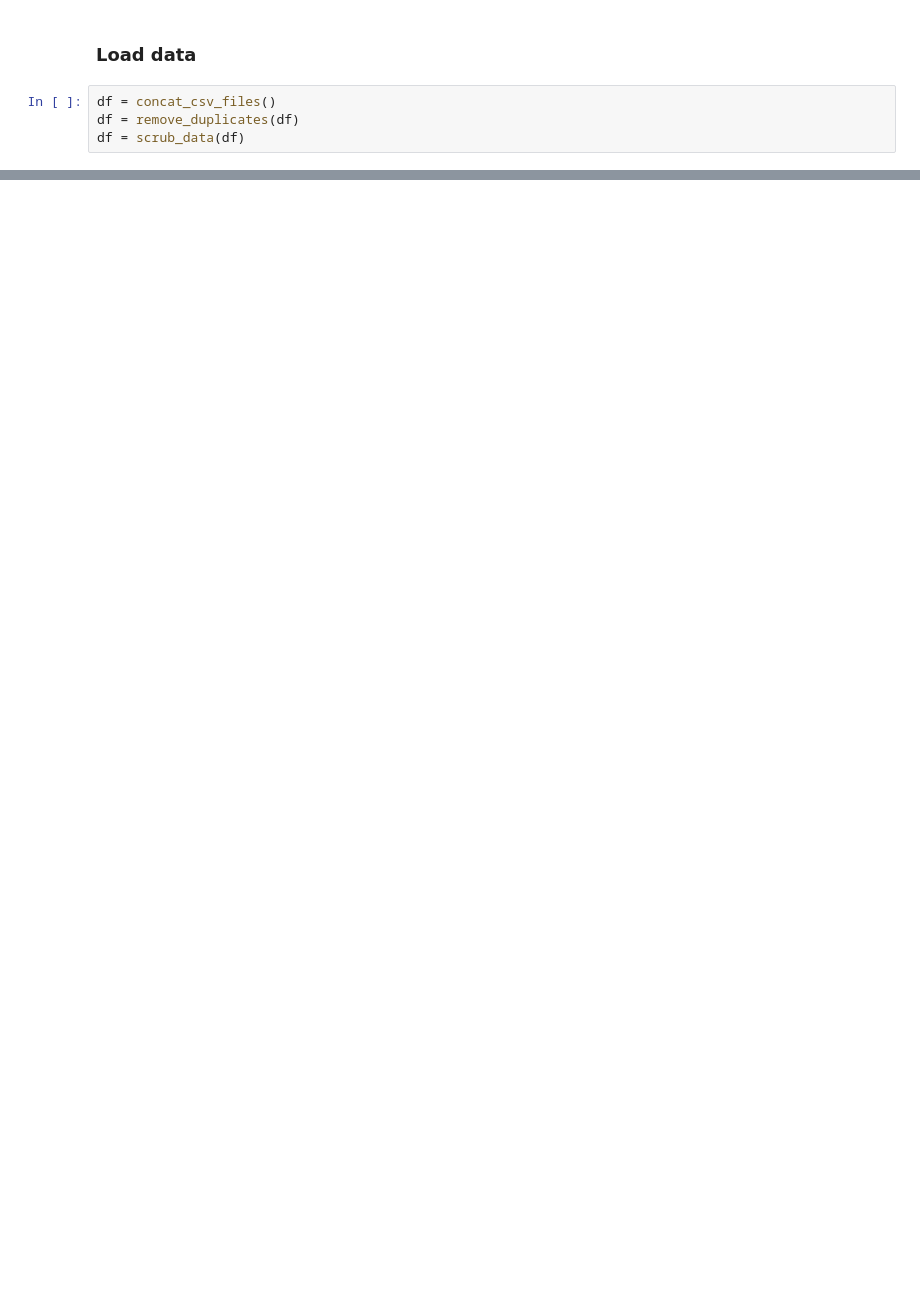
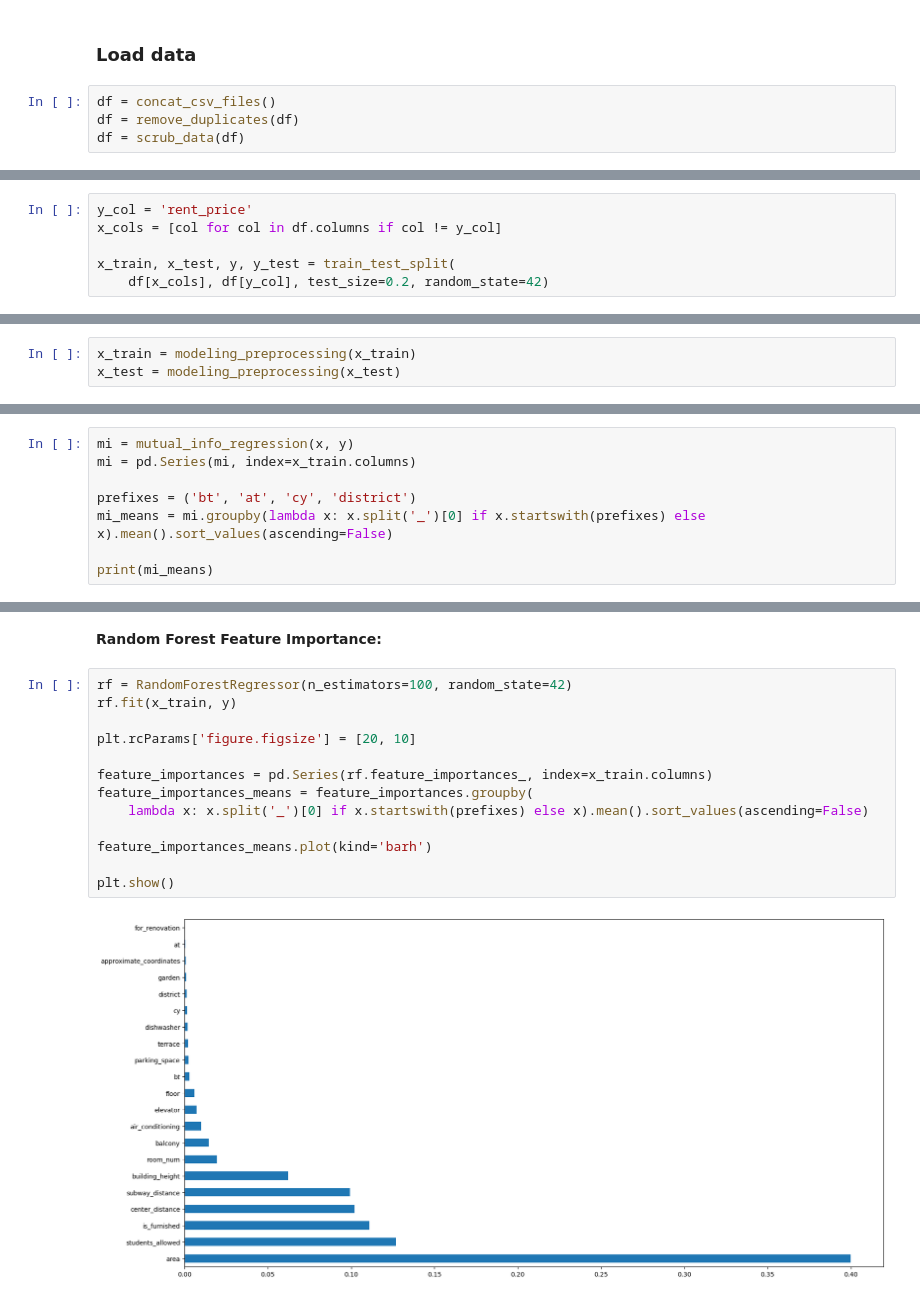
Before and after one commit to KacperSokolowski/MA, a Jupyter notebook: modeling_notebook.ipynb, the cells around one changed output, grey strips where cells are left out. Drawn from its saved outputs; the diff is of its cells as text; blank space fills up the shorter version.

Commit message:
Finish modeling notebook

```diff
--- a/modeling_notebook.ipynb
+++ b/modeling_notebook.ipynb
@@ -68,0 +64,6 @@ df1
+# %%
+y_col = 'rent_price'
+x_cols = [col for col in df.columns if col != y_col]
+
+x_train, x_test, y, y_test = train_test_split(
+    df[x_cols], df[y_col], test_size=0.2, random_state=42)
@@ -68,0 +72,3 @@ df1
+# %%
+x_train = modeling_preprocessing(x_train)
+x_test = modeling_preprocessing(x_test)
@@ -68,0 +95,8 @@ df1
+# %%
+mi = mutual_info_regression(x, y)
+mi = pd.Series(mi, index=x_train.columns)
+
+prefixes = ('bt', 'at', 'cy', 'district')
+mi_means = mi.groupby(lambda x: x.split('_')[0] if x.startswith(prefixes) else x).mean().sort_values(ascending=False)
+
+print(mi_means)
@@ -68,0 +121,17 @@ df1
+# %% [markdown]
+__Random Forest Feature Importance:__
+# %%
+rf = RandomForestRegressor(n_estimators=100, random_state=42)
+rf.fit(x_train, y)
+
+plt.rcParams['figure.figsize'] = [20, 10]
+
+feature_importances = pd.Series(rf.feature_importances_, index=x_train.columns)
+feature_importances_means = feature_importances.groupby(
+    lambda x: x.split('_')[0] if x.startswith(prefixes) else x).mean().sort_values(ascending=False)
+
+feature_importances_means.plot(kind='barh')
+
+plt.show()
+# %% [output]
+[figure, added]
```
Also changed, not shown: parts of 24 cells of this notebook, 1 other file.
